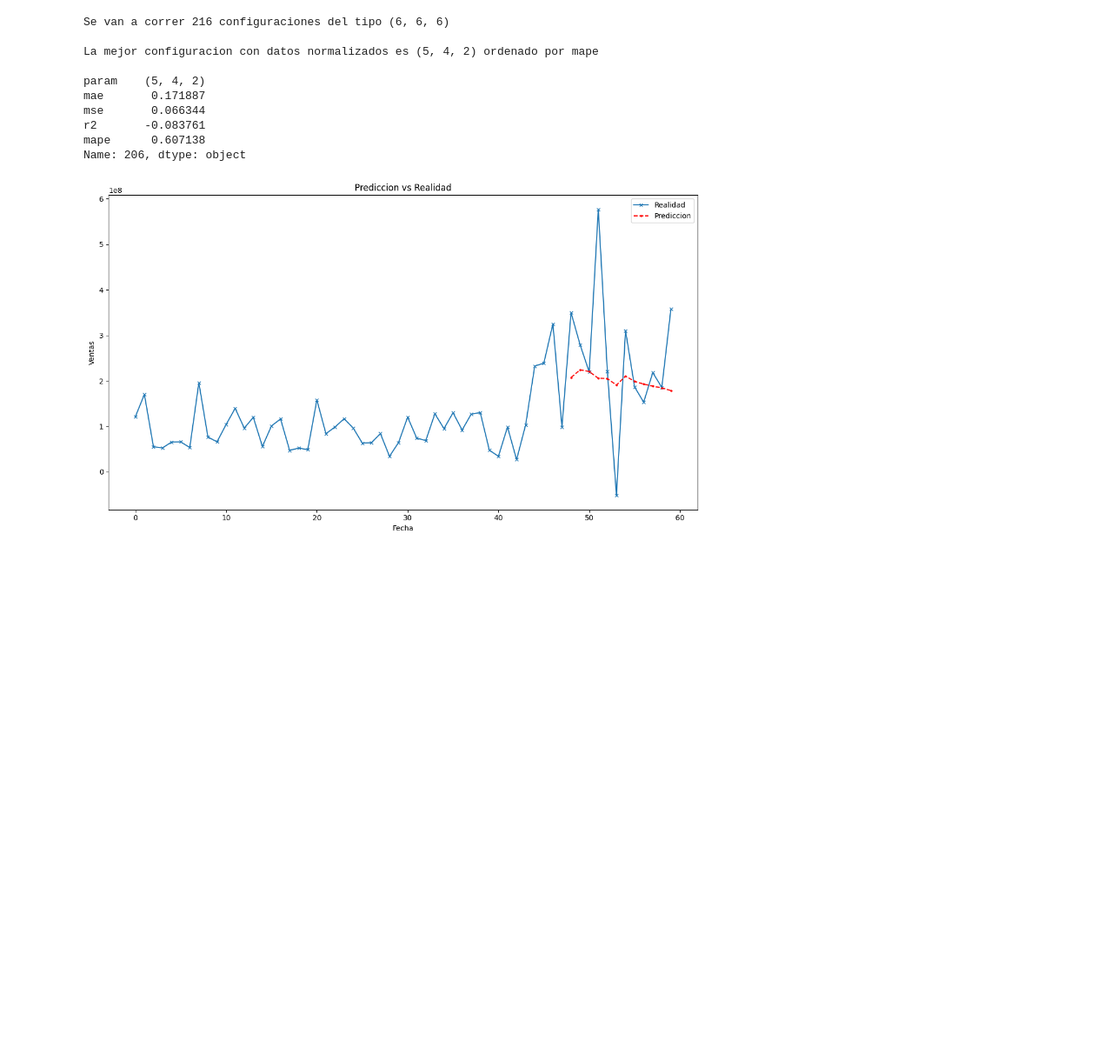
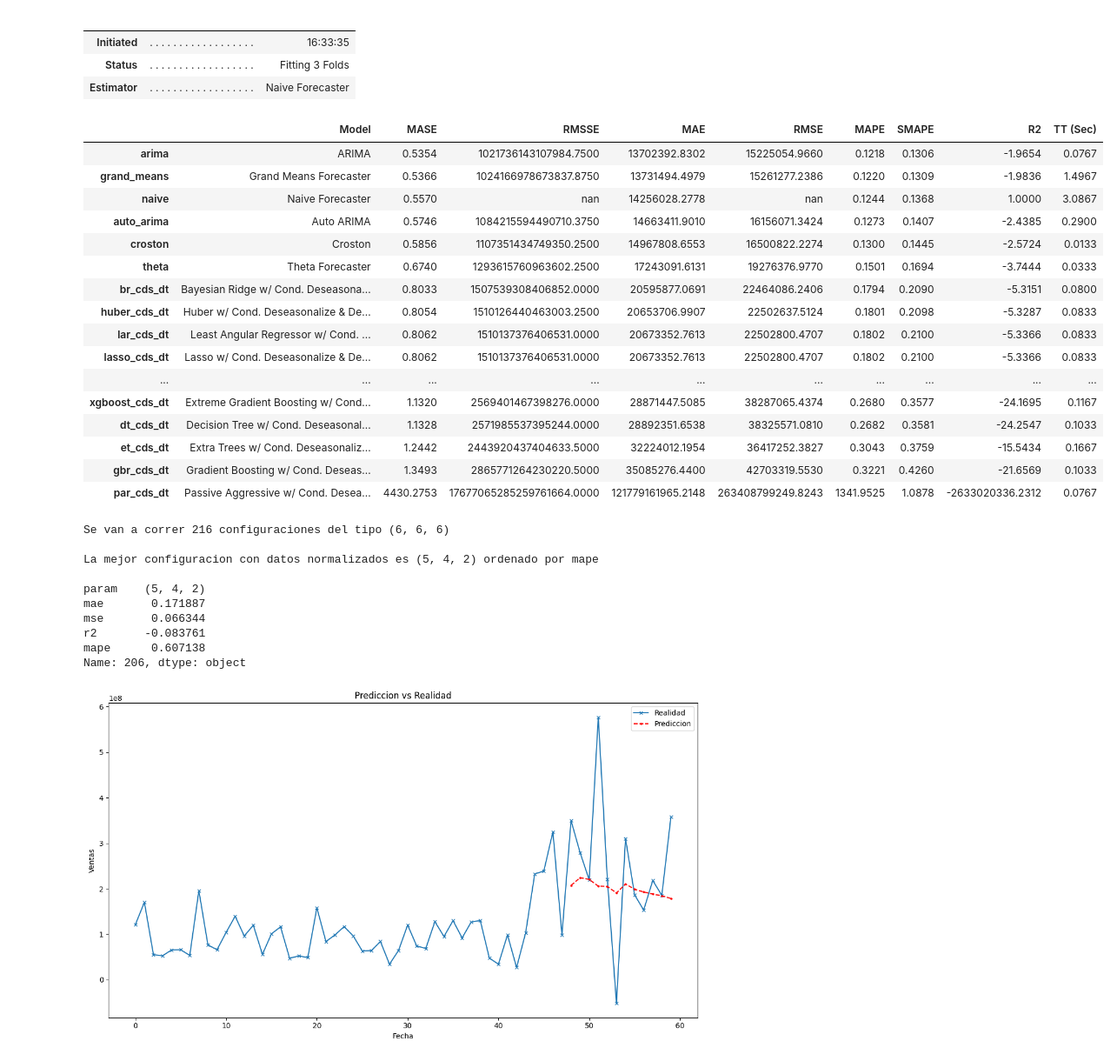
Before and after one commit to TomasCardeLo/ML-Dispapeles-TomasCaLo, a Jupyter notebook: Time series/Time series v3.ipynb, the cells around one changed output. Shown at 87% size. Drawn from its saved outputs; the diff is of its cells as text; code cells hidden in the pictures; blank space fills up the shorter version.

```diff
--- a/Time series/Time series v3.ipynb
+++ b/Time series/Time series v3.ipynb
@@ -191,0 +195,26 @@ df_SQL
+# %%
+# compare models
+best = compare_models()
+# %% [output]
+|  |  |  |
+|  |  |  |
+| Initiated | . . . . . . . . . . . . . . . . . . | 16:33:35 |
+| Status | . . . . . . . . . . . . . . . . . . | Fitting 3 Folds |
+| Estimator | . . . . . . . . . . . . . . . . . . | Naive Forecaster |
+|  | Model | MASE | RMSSE | MAE | RMSE | MAPE | SMAPE | R2 | TT (Sec) |
+| arima | ARIMA | 0.5354 | 1021736143107984.7500 | 13702392.8302 | 15225054.9660 | 0.1218 | 0.1306 | -1.9654 | 0.0767 |
+| grand_means | Grand Means Forecaster | 0.5366 | 1024166978673837.8750 | 13731494.4979 | 15261277.2386 | 0.1220 | 0.1309 | -1.9836 | 1.4967 |
+| naive | Naive Forecaster | 0.5570 | nan | 14256028.2778 | nan | 0.1244 | 0.1368 | 1.0000 | 3.0867 |
+| auto_arima | Auto ARIMA | 0.5746 | 1084215594490710.3750 | 14663411.9010 | 16156071.3424 | 0.1273 | 0.1407 | -2.4385 | 0.2900 |
+| croston | Croston | 0.5856 | 1107351434749350.2500 | 14967808.6553 | 16500822.2274 | 0.1300 | 0.1445 | -2.5724 | 0.0133 |
+| theta | Theta Forecaster | 0.6740 | 1293615760963602.2500 | 17243091.6131 | 19276376.9770 | 0.1501 | 0.1694 | -3.7444 | 0.0333 |
+| br_cds_dt | Bayesian Ridge w/ Cond. Deseasona... | 0.8033 | 1507539308406852.0000 | 20595877.0691 | 22464086.2406 | 0.1794 | 0.2090 | -5.3151 | 0.0800 |
+| huber_cds_dt | Huber w/ Cond. Deseasonalize & De... | 0.8054 | 1510126440463003.2500 | 20653706.9907 | 22502637.5124 | 0.1801 | 0.2098 | -5.3287 | 0.0833 |
+| lar_cds_dt | Least Angular Regressor w/ Cond. ... | 0.8062 | 1510137376406531.0000 | 20673352.7613 | 22502800.4707 | 0.1802 | 0.2100 | -5.3366 | 0.0833 |
+| lasso_cds_dt | Lasso w/ Cond. Deseasonalize & De... | 0.8062 | 1510137376406531.0000 | 20673352.7613 | 22502800.4707 | 0.1802 | 0.2100 | -5.3366 | 0.0833 |
+| ... | ... | ... | ... | ... | ... | ... | ... | ... | ... |
+| xgboost_cds_dt | Extreme Gradient Boosting w/ Cond... | 1.1320 | 2569401467398276.0000 | 28871447.5085 | 38287065.4374 | 0.2680 | 0.3577 | -24.1695 | 0.1167 |
+| dt_cds_dt | Decision Tree w/ Cond. Deseasonal... | 1.1328 | 2571985537395244.0000 | 28892351.6538 | 38325571.0810 | 0.2682 | 0.3581 | -24.2547 | 0.1033 |
+| et_cds_dt | Extra Trees w/ Cond. Deseasonaliz... | 1.2442 | 2443920437404633.5000 | 32224012.1954 | 36417252.3827 | 0.3043 | 0.3759 | -15.5434 | 0.1667 |
+| gbr_cds_dt | Gradient Boosting w/ Cond. Deseas... | 1.3493 | 2865771264230220.5000 | 35085276.4400 | 42703319.5530 | 0.3221 | 0.4260 | -21.6569 | 0.1033 |
+| par_cds_dt | Passive Aggressive w/ Cond. Desea... | 4430.2753 | 17677065285259761664.0000 | 121779161965.2148 | 263408799249.8243 | 1341.9525 | 1.0878 | -2633020336.2312 | 0.0767 |
```
Also changed, not shown: parts of 7 cells of this notebook, 13 other files.
